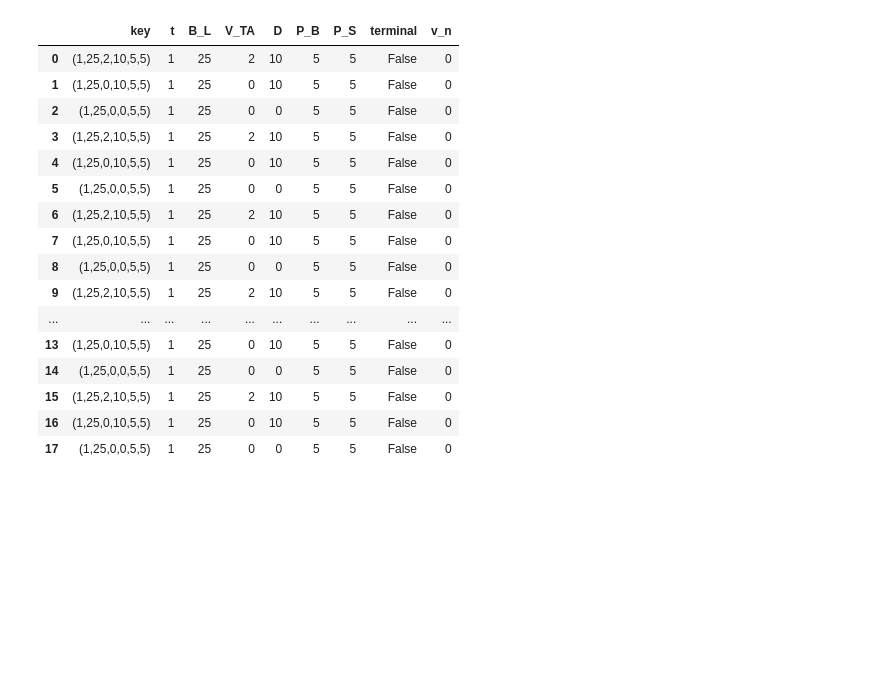
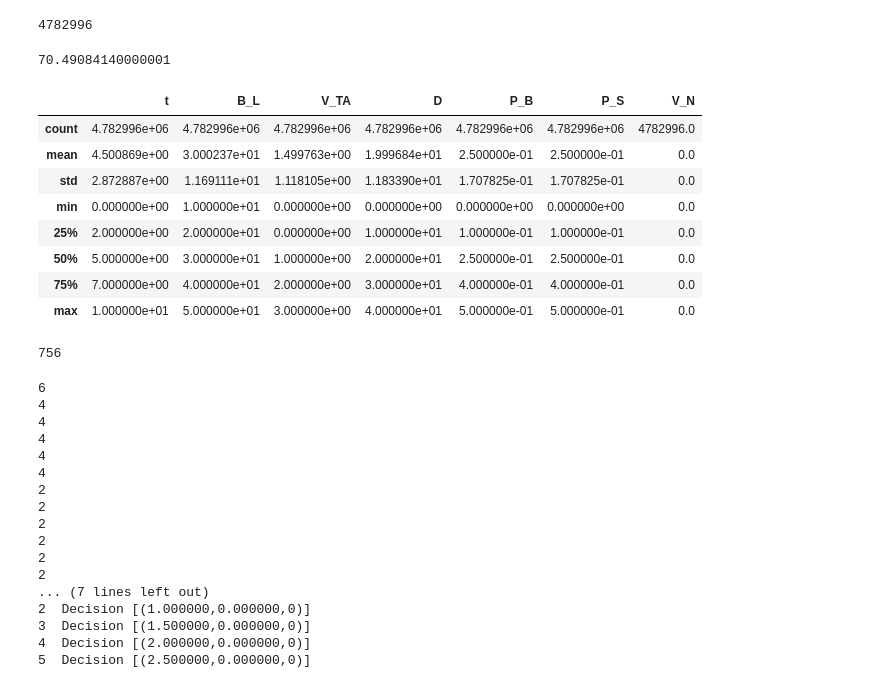
Before and after one commit to thummelt/master-thesis, a Jupyter notebook: code/src/Value_Iteration.ipynb, the cells around one changed output. Saved outputs shown, nothing was run; the diff lists cells and outputs as text; code cells hidden in the pictures; blank space fills up the shorter version.

```diff
--- a/code/src/Value_Iteration.ipynb
+++ b/code/src/Value_Iteration.ipynb
@@ -52,20 +30,57 @@ Decision [(0.000000,2.000000,0)]
-# %%
-a.dfStates
-# %% [output]
-|  | key | t | B_L | V_TA | D | P_B | P_S | terminal | v_n |
-| 0 | (1,25,2,10,5,5) | 1 | 25 | 2 | 10 | 5 | 5 | False | 0 |
-| 1 | (1,25,0,10,5,5) | 1 | 25 | 0 | 10 | 5 | 5 | False | 0 |
-| 2 | (1,25,0,0,5,5) | 1 | 25 | 0 | 0 | 5 | 5 | False | 0 |
-| 3 | (1,25,2,10,5,5) | 1 | 25 | 2 | 10 | 5 | 5 | False | 0 |
-| 4 | (1,25,0,10,5,5) | 1 | 25 | 0 | 10 | 5 | 5 | False | 0 |
-| 5 | (1,25,0,0,5,5) | 1 | 25 | 0 | 0 | 5 | 5 | False | 0 |
-| 6 | (1,25,2,10,5,5) | 1 | 25 | 2 | 10 | 5 | 5 | False | 0 |
-| 7 | (1,25,0,10,5,5) | 1 | 25 | 0 | 10 | 5 | 5 | False | 0 |
-| 8 | (1,25,0,0,5,5) | 1 | 25 | 0 | 0 | 5 | 5 | False | 0 |
-| 9 | (1,25,2,10,5,5) | 1 | 25 | 2 | 10 | 5 | 5 | False | 0 |
-| ... | ... | ... | ... | ... | ... | ... | ... | ... | ... |
-| 13 | (1,25,0,10,5,5) | 1 | 25 | 0 | 10 | 5 | 5 | False | 0 |
-| 14 | (1,25,0,0,5,5) | 1 | 25 | 0 | 0 | 5 | 5 | False | 0 |
-| 15 | (1,25,2,10,5,5) | 1 | 25 | 2 | 10 | 5 | 5 | False | 0 |
-| 16 | (1,25,0,10,5,5) | 1 | 25 | 0 | 10 | 5 | 5 | False | 0 |
-| 17 | (1,25,0,0,5,5) | 1 | 25 | 0 | 0 | 5 | 5 | False | 0 |
+# %%
+# (2) Derive state space
+
+import modules.generator as g
+import time
+start = time.process_time()
+# your code here
+sts = g.constructStates()
+print(time.process_time() - start)
+sts.describe()
+# %% [output]
+4782996
+70.49084140000001
+|  | t | B_L | V_TA | D | P_B | P_S | V_N |
+| count | 4.782996e+06 | 4.782996e+06 | 4.782996e+06 | 4.782996e+06 | 4.782996e+06 | 4.782996e+06 | 4782996.0 |
+| mean | 4.500869e+00 | 3.000237e+01 | 1.499763e+00 | 1.999684e+01 | 2.500000e-01 | 2.500000e-01 | 0.0 |
+| std | 2.872887e+00 | 1.169111e+01 | 1.118105e+00 | 1.183390e+01 | 1.707825e-01 | 1.707825e-01 | 0.0 |
+| min | 0.000000e+00 | 1.000000e+01 | 0.000000e+00 | 0.000000e+00 | 0.000000e+00 | 0.000000e+00 | 0.0 |
+| 25% | 2.000000e+00 | 2.000000e+01 | 0.000000e+00 | 1.000000e+01 | 1.000000e-01 | 1.000000e-01 | 0.0 |
+| 50% | 5.000000e+00 | 3.000000e+01 | 1.000000e+00 | 2.000000e+01 | 2.500000e-01 | 2.500000e-01 | 0.0 |
+| 75% | 7.000000e+00 | 4.000000e+01 | 2.000000e+00 | 3.000000e+01 | 4.000000e-01 | 4.000000e-01 | 0.0 |
+| max | 1.000000e+01 | 5.000000e+01 | 3.000000e+00 | 4.000000e+01 | 5.000000e-01 | 5.000000e-01 | 0.0 |
+# %%
+sts.head()
+len(sts[(sts["V_TA"] == 0) & (sts["t"] == 2) & (sts["B_L"] >= 40) & (sts["D"] == 0)]) ##120
+len(sts[(sts["V_TA"] == 0) & (sts["t"] == 10) & (sts["B_L"] >= 40)]) ##120
+# %% [output]
+756
+# %%
+# (3) Derive decision space
+from tqdm import tqdm
+dec = {}
+
+for s in tqdm(sts["obj"].head(1)):
+    dec[s.getKey()] = g.constructDecisions(s)
+
+#print(sts.iloc[0])
+#print(dec)
+print(pd.DataFrame([x.__str__() for x in dec[sts.loc[0, "obj"].getKey()]]))
+# %% [output]
+6
+4
+4
+4
+4
+4
+2
+2
+2
+2
+2
+2
+... (7 lines left out)
+2  Decision [(1.000000,0.000000,0)]
+3  Decision [(1.500000,0.000000,0)]
+4  Decision [(2.000000,0.000000,0)]
+5  Decision [(2.500000,0.000000,0)]
```
Also changed, not shown: parts of 6 cells of this notebook, 8 other files.
